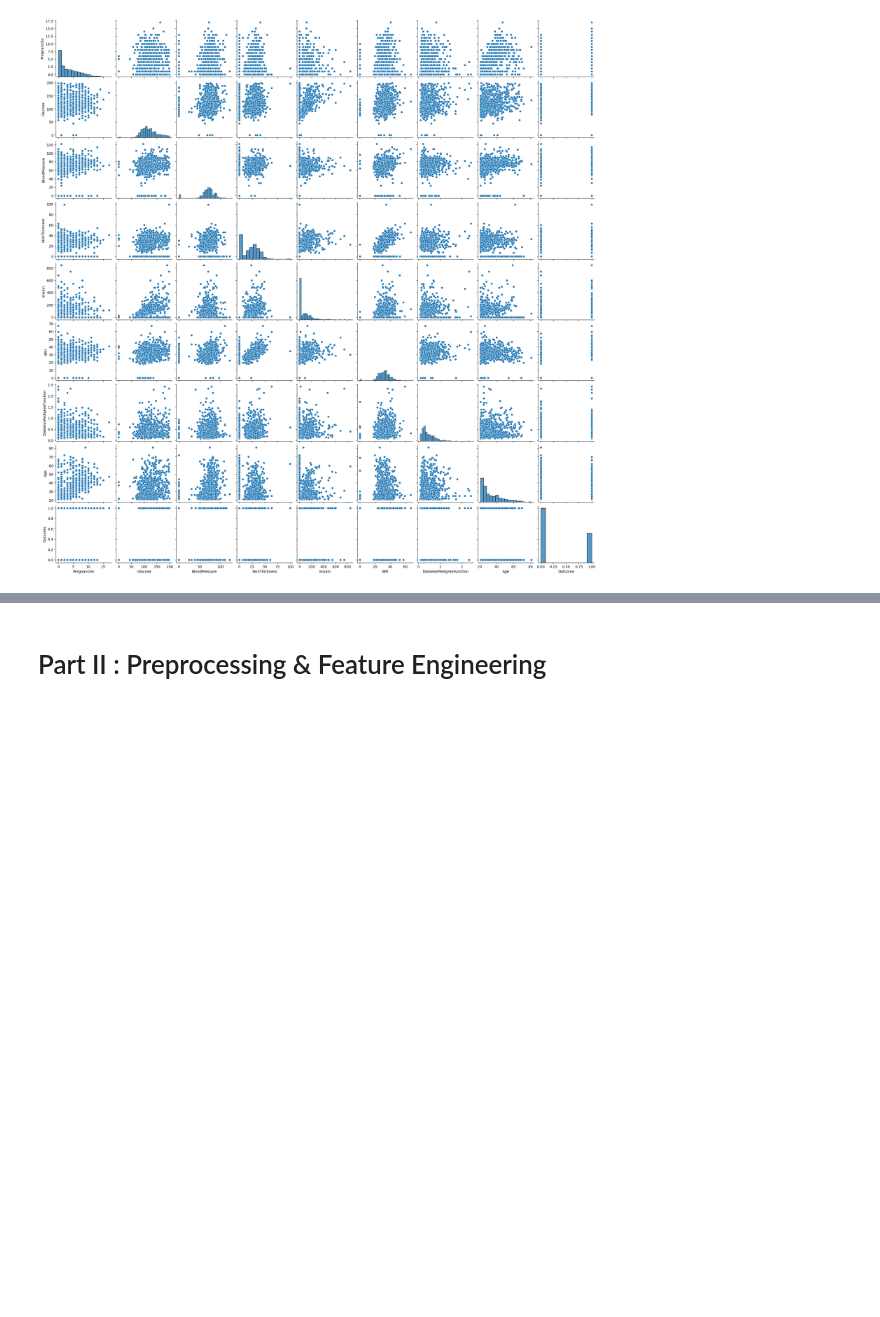
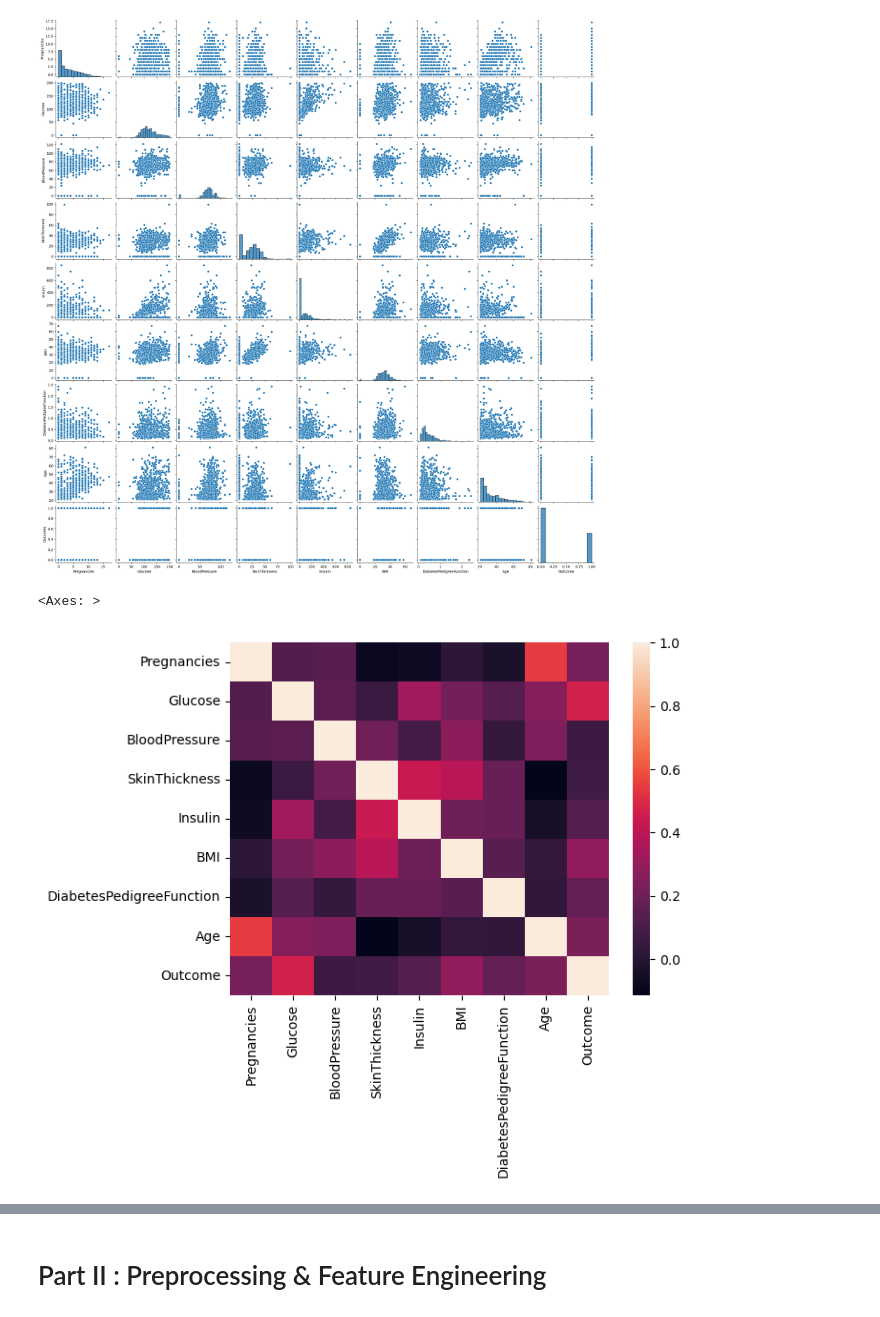
Before and after one commit to SBangarh/ml-project-supervised-learning, a Jupyter notebook: Supervised Learning - Project.ipynb, the cells around one changed output, grey strips where cells are left out. Cells and saved outputs as stored; diff of their text form; code cells hidden in the pictures; blank space fills up the shorter version.

```diff
--- a/Supervised Learning - Project.ipynb
+++ b/Supervised Learning - Project.ipynb
@@ -148,3 +142,8 @@ make_pairplot(copy_data)
 # %% [output]
 <seaborn.axisgrid.PairGrid at 0x...>
 [figure]
+# %%
+make_heatmap(copy_data)
+# %% [output]
+<Axes: >
+[figure, added]
```
Also changed, not shown: parts of 18 cells of this notebook, 1 other file.
